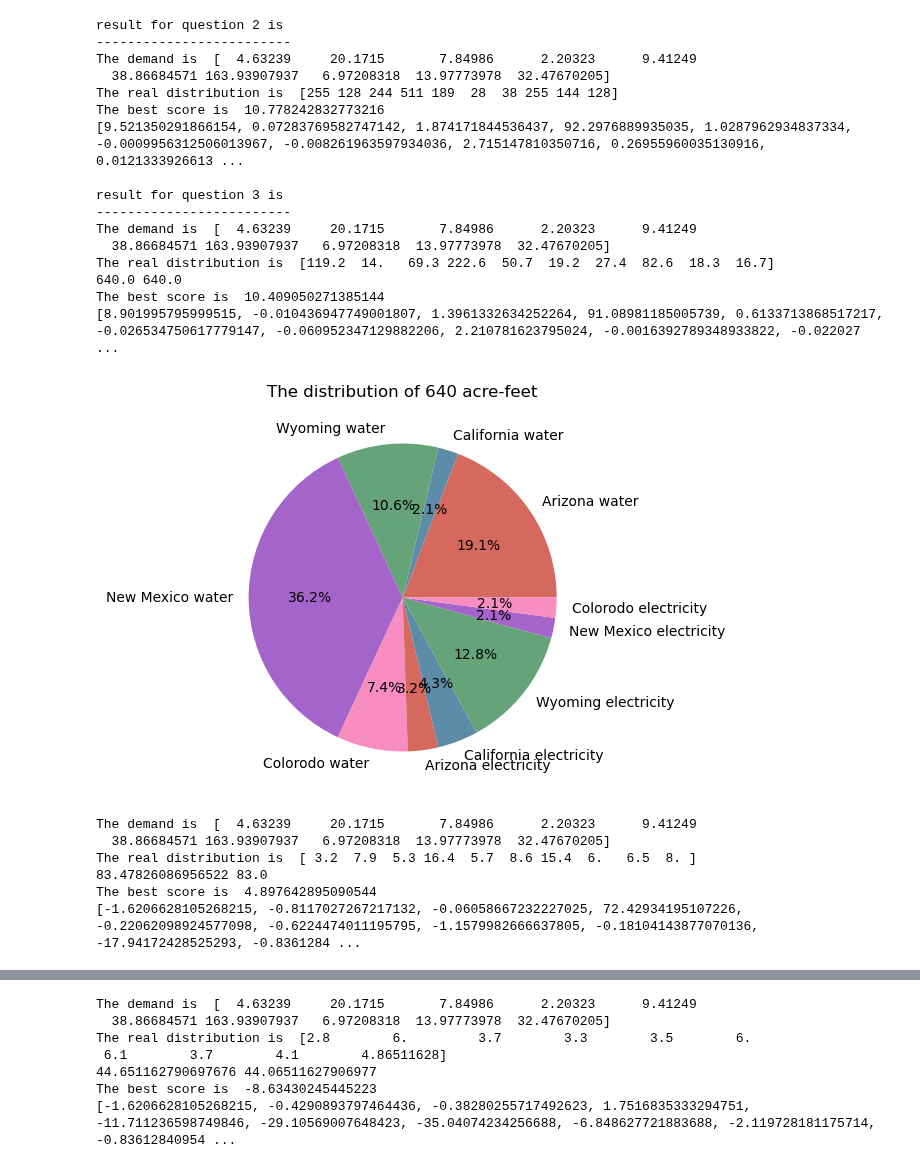
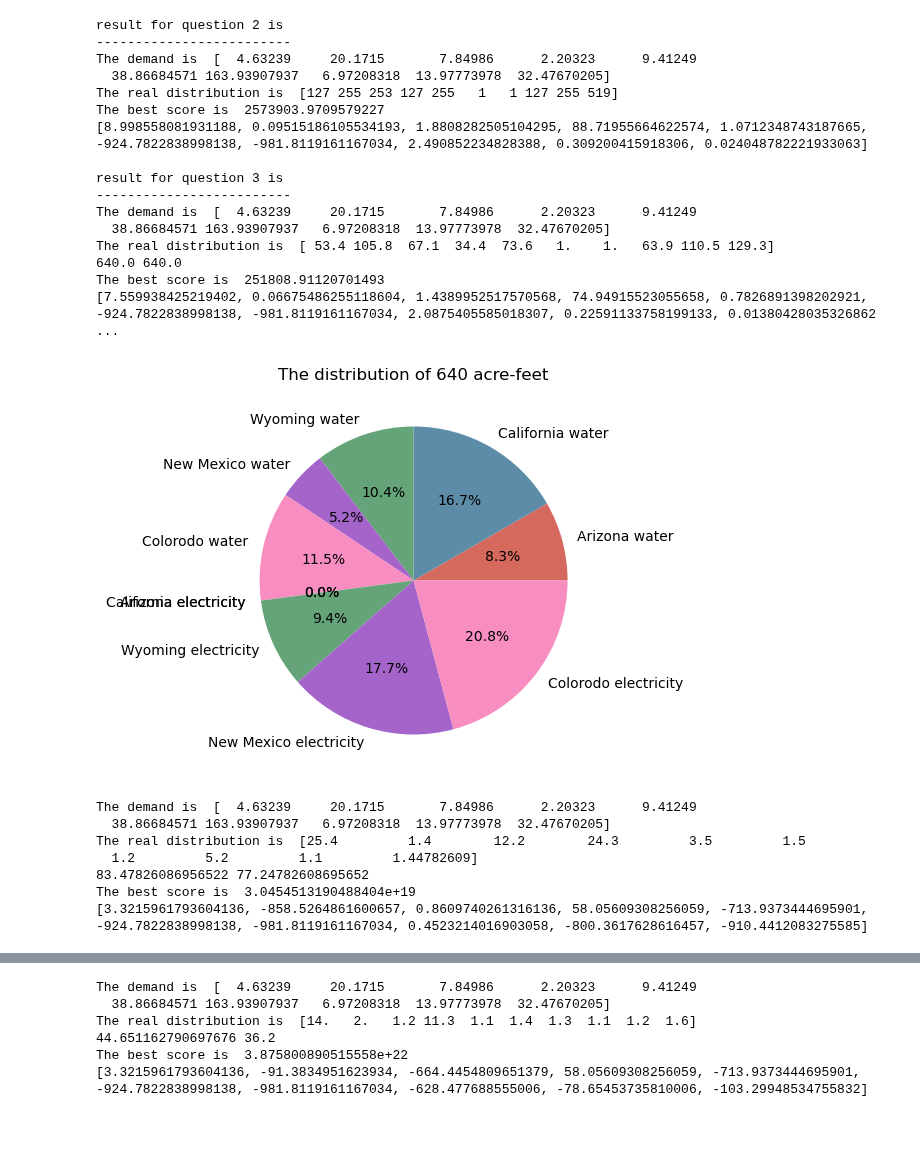
Before and after one commit to SILENT-GUO/MCM_works, a Jupyter notebook: 2022TaskB/Problem_2_3.ipynb, the cells around one changed output, grey strips where cells are left out. Cells and saved outputs as stored; diff of their text form; code cells hidden in the pictures; blank space fills up the shorter version.

```diff
--- a/2022TaskB/Problem_2_3.ipynb
+++ b/2022TaskB/Problem_2_3.ipynb
@@ -40,13 +40,16 @@ def genetic_algorithm(a_prime, m, N):
     global bitlength, A, B, N_GENERATIONS
     def score(ai, a_primei, m):
         value = (m / a_primei - m / ai)**3
+        # if abs(value) > 10:
+        #     return m / a_primei
+        # else:
         return value
 
     def evaluate(a, a_prime, m):
-        summation = 0
+        summation = 1
         for i in range(len(a)):
-            summation = summation + score(a[i], a_prime[i], m)
-        return summation / len(a)
+            summation = summation * score(a[i], a_prime[i], m)
+        return (summation)
 
     def init_random():
         x, tmp = [], []
@@ -143,43 +146,44 @@ def main():
             N_copy = N / divider
             best = np.array([0, 0, 0, 0, 0, 0, 0, 0, 0, 0])
             for iter in range(10):
                 best_, best_score, score_list = genetic_algorithm(a_prime, m, N_copy)
                 best = best + best_
             best = best / 10
             percentage = best / N_copy * 100
             percentage = [int(i) for i in percentage]
             print("The demand is ", a_prime)
             print("The real distribution is ", best)
             print(N_copy, sum(best))
             print("The best score is " ,best_score )
             print([score_list[i] for i in range(len(best))])
             plt.figure(figsize=(5, 5))
             plt.pie(percentage, colors= ["#d5695d", "#5d8ca8", "#65a479", "#a564c9", "#f78dc0", "#d5695d", "#5d8ca8", "#65a479", "#a564c9", "#f78dc0"], labels = ['Arizona water', 'California water', 'Wyoming water', 'New Mexico water', 'Colorodo water', 'Arizona electricity', 'California electricity', 'Wyoming electricity', 'New Mexico electricity', 'Colorodo electricity'], autopct='%1.1f%%')
             plt.title("The distribution of " + str(int(N_copy)) + " acre-feet")
             plt.show()
     plt.ioff()
 main()
 # %% [output]
 result for question 2 is
 -------------------------
 The demand is  [  4.63239     20.1715       7.84986      2.20323      9.41249
   38.86684571 163.93907937   6.97208318  13.97773978  32.47670205]
-The real distribution is  [255 128 244 511 189  28  38 255 144 128]
-The best score is  10.778242832773216
-[9.521350291866154, 0.07283769582747142, 1.874171844536437, 92.2976889935035, 1.0287962934837334, -0.0009956312506013967, -0.008261963597934036, 2.715147810350716, 0.26955960035130916, 0.0121333926613 ...
+The real distribution is  [127 255 253 127 255   1   1 127 255 519]
+The best score is  2573903.9709579227
+[8.998558081931188, 0.09515186105534193, 1.8808282505104295, 88.71955664622574, 1.0712348743187665, -924.7822838998138, -981.8119161167034, 2.490852234828388, 0.309200415918306, 0.024048782221933063]
 
 result for question 3 is
 -------------------------
 The demand is  [  4.63239     20.1715       7.84986      2.20323      9.41249
   38.86684571 163.93907937   6.97208318  13.97773978  32.47670205]
-The real distribution is  [119.2  14.   69.3 222.6  50.7  19.2  27.4  82.6  18.3  16.7]
+The real distribution is  [ 53.4 105.8  67.1  34.4  73.6   1.    1.   63.9 110.5 129.3]
 640.0 640.0
-The best score is  10.409050271385144
-[8.901995795999515, -0.010436947749001807, 1.3961332634252264, 91.08981185005739, 0.6133713868517217, -0.026534750617779147, -0.060952347129882206, 2.210781623795024, -0.0016392789348933822, -0.022027 ...
+The best score is  251808.91120701493
+[7.559938425219402, 0.06675486255118604, 1.4389952517570568, 74.94915523055658, 0.7826891398202921, -924.7822838998138, -981.8119161167034, 2.0875405585018307, 0.22591133758199133, 0.01380428035326862 ...
-[figure, old version]
+[figure, new version]
 The demand is  [  4.63239     20.1715       7.84986      2.20323      9.41249
   38.86684571 163.93907937   6.97208318  13.97773978  32.47670205]
-The real distribution is  [ 3.2  7.9  5.3 16.4  5.7  8.6 15.4  6.   6.5  8. ]
-83.47826086956522 83.0
-The best score is  4.897642895090544
-[-1.6206628105268215, -0.8117027267217132, -0.06058667232227025, 72.42934195107226, -0.22062098924577098, -0.6224474011195795, -1.1579982666637805, -0.18104143877070136, -17.94172428525293, -0.8361284 ...
+The real distribution is  [25.4         1.4        12.2        24.3         3.5         1.5
+  1.2         5.2         1.1         1.44782609]
+83.47826086956522 77.24782608695652
+The best score is  3.0454513190488404e+19
+[3.3215961793604136, -858.5264861600657, 0.8609740261316136, 58.05609308256059, -713.9373444695901, -924.7822838998138, -981.8119161167034, 0.4523214016903058, -800.3617628616457, -910.4412083275585]
@@ -187,7 +191,6 @@ The best score is  4.897642895090544
 The demand is  [  4.63239     20.1715       7.84986      2.20323      9.41249
   38.86684571 163.93907937   6.97208318  13.97773978  32.47670205]
-The real distribution is  [2.8        6.         3.7        3.3        3.5        6.
- 6.1        3.7        4.1        4.86511628]
-44.651162790697676 44.06511627906977
-The best score is  -8.63430245445223
-[-1.6206628105268215, -0.4290893797464436, -0.38280255717492623, 1.7516835333294751, -11.711236598749846, -29.10569007648423, -35.04074234256688, -6.848627721883688, -2.119728181175714, -0.83612840954 ...
+The real distribution is  [14.   2.   1.2 11.3  1.1  1.4  1.3  1.1  1.2  1.6]
+44.651162790697676 36.2
+The best score is  3.875800890515558e+22
+[3.3215961793604136, -91.3834951623934, -664.4454809651379, 58.05609308256059, -713.9373444695901, -924.7822838998138, -981.8119161167034, -628.477688555006, -78.65453735810006, -103.29948534755832]
```
Also changed, not shown: parts of 2 cells of this notebook, 1 other file.
